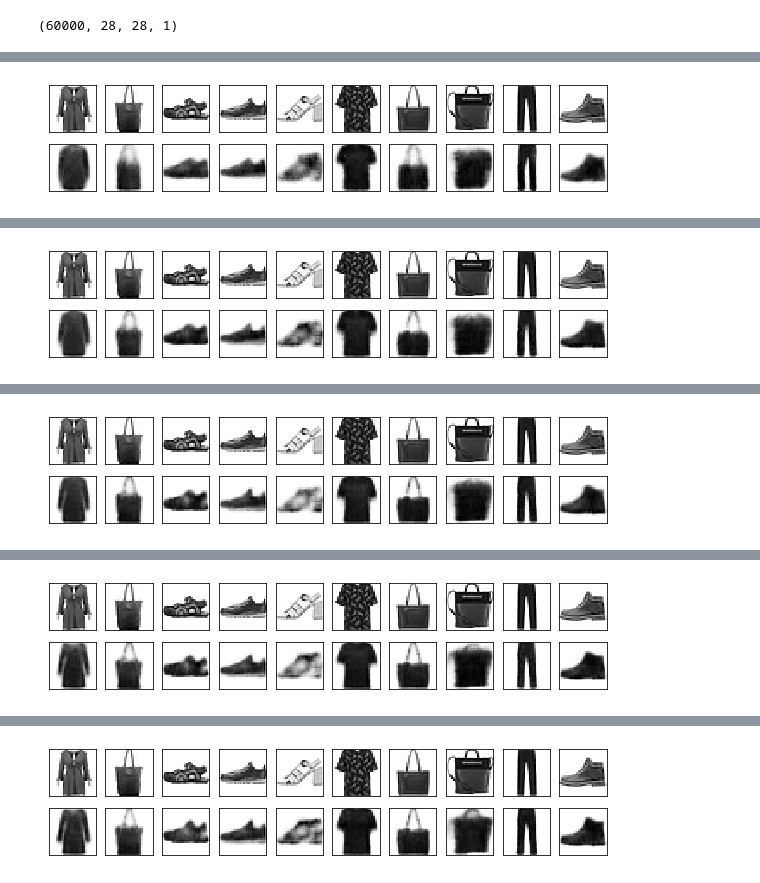
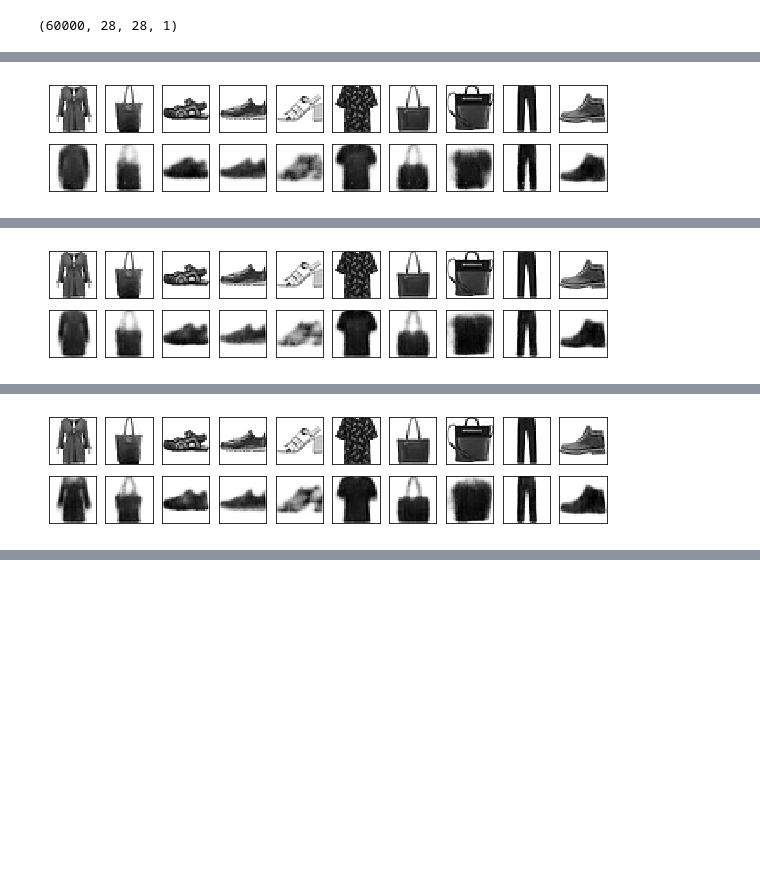
Before and after one commit to yebiny/GenerativeModels-tf2.0, a Jupyter notebook: 1-VAE/run-vae.ipynb, the cells around one changed output, grey strips where cells are left out. Saved outputs shown, nothing was run; the diff lists cells and outputs as text; code cells hidden in the pictures; blank space fills up the shorter version.

```diff
--- a/1-VAE/run-vae.ipynb
+++ b/1-VAE/run-vae.ipynb
@@ -4,8 +4,8 @@ Z_DIM = 100
 # %%
 from data_generator import *
 
-x_train = get_fashion_mnist()
-x_train.shape
+x_data = get_fashion_mnist()
+x_data.shape
 # %% [output]
 (60000, 28, 28, 1)
 # %%
@@ -36,5 +36,8 @@ Trainable params: 2,306,441
 Non-trainable params: 0
 _________________________________________________________________
 # %%
-history = model.train(x_data, batch_size=64, epochs=5, valid_split=0.2)
+history = model.train( x_data
+                     , batch_size=64
+                     , epochs=3
+                     , valid_split=0.2)
 # %% [output]
@@ -46 +49 @@ history = model.train(x_data, batch_size=64, epochs=5, valid_split=0.2)
-[figure, old version]
+[figure, new version]
@@ -48 +49,0 @@ history = model.train(x_data, batch_size=64, epochs=5, valid_split=0.2)
-[figure, removed]
@@ -50 +49,0 @@ history = model.train(x_data, batch_size=64, epochs=5, valid_split=0.2)
-[figure, removed]
```
Also changed, not shown: parts of 1 cell of this notebook, 1 other file.
